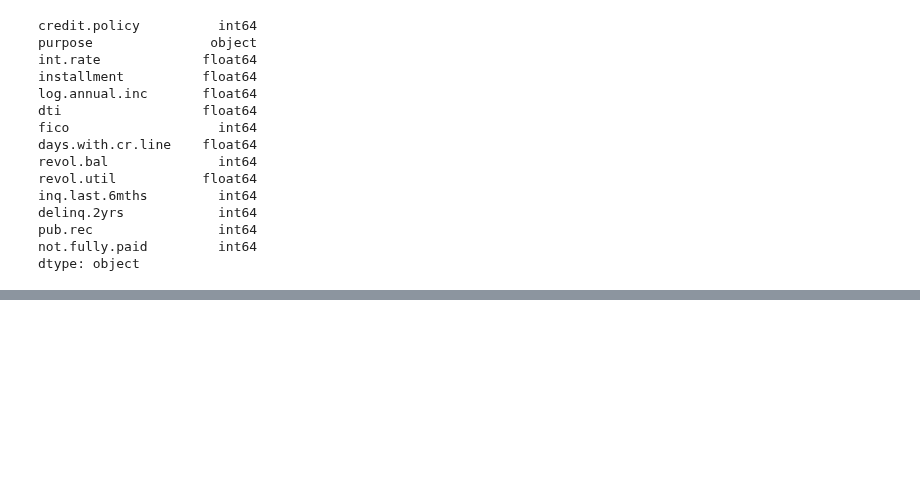
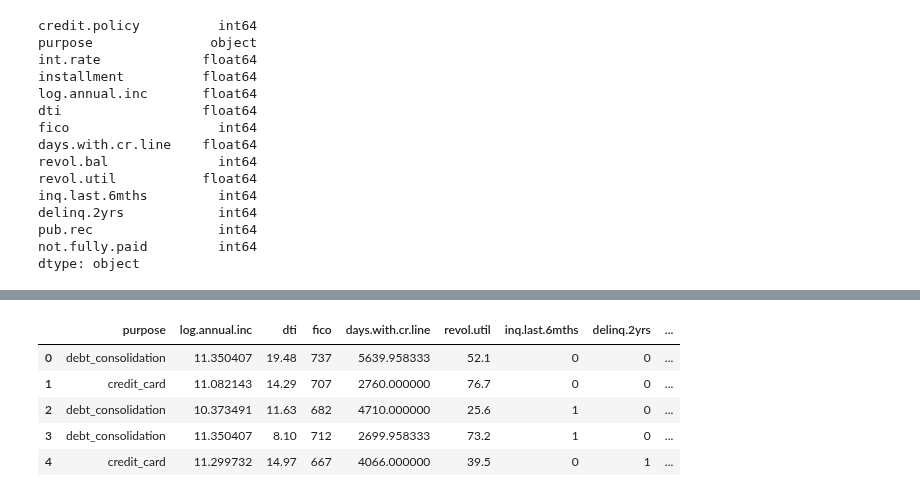
Before and after one commit to devern-DZZC/Interest-Rate-Prediction, a Jupyter notebook: Loan-Interest-Rate-Prediction.ipynb, the cells around one changed output, grey strips where cells are left out. Drawn from its saved outputs; the diff is of its cells as text; code cells hidden in the pictures; blank space fills up the shorter version.

```diff
--- a/Loan-Interest-Rate-Prediction.ipynb
+++ b/Loan-Interest-Rate-Prediction.ipynb
@@ -64,0 +137,10 @@ dtype: object
+# %%
+X = data.drop(['int.rate', 'credit.policy', 'revol.bal', 'installment'], axis=1)
+X.head()
+# %% [output]
+|  | purpose | log.annual.inc | dti | fico | days.with.cr.line | revol.util | inq.last.6mths | delinq.2yrs | ... |
+| 0 | debt_consolidation | 11.350407 | 19.48 | 737 | 5639.958333 | 52.1 | 0 | 0 | ... |
+| 1 | credit_card | 11.082143 | 14.29 | 707 | 2760.000000 | 76.7 | 0 | 0 | ... |
+| 2 | debt_consolidation | 10.373491 | 11.63 | 682 | 4710.000000 | 25.6 | 1 | 0 | ... |
+| 3 | debt_consolidation | 11.350407 | 8.10 | 712 | 2699.958333 | 73.2 | 1 | 0 | ... |
+| 4 | credit_card | 11.299732 | 14.97 | 667 | 4066.000000 | 39.5 | 0 | 1 | ... |
```
Also changed, not shown: parts of 11 cells of this notebook.
